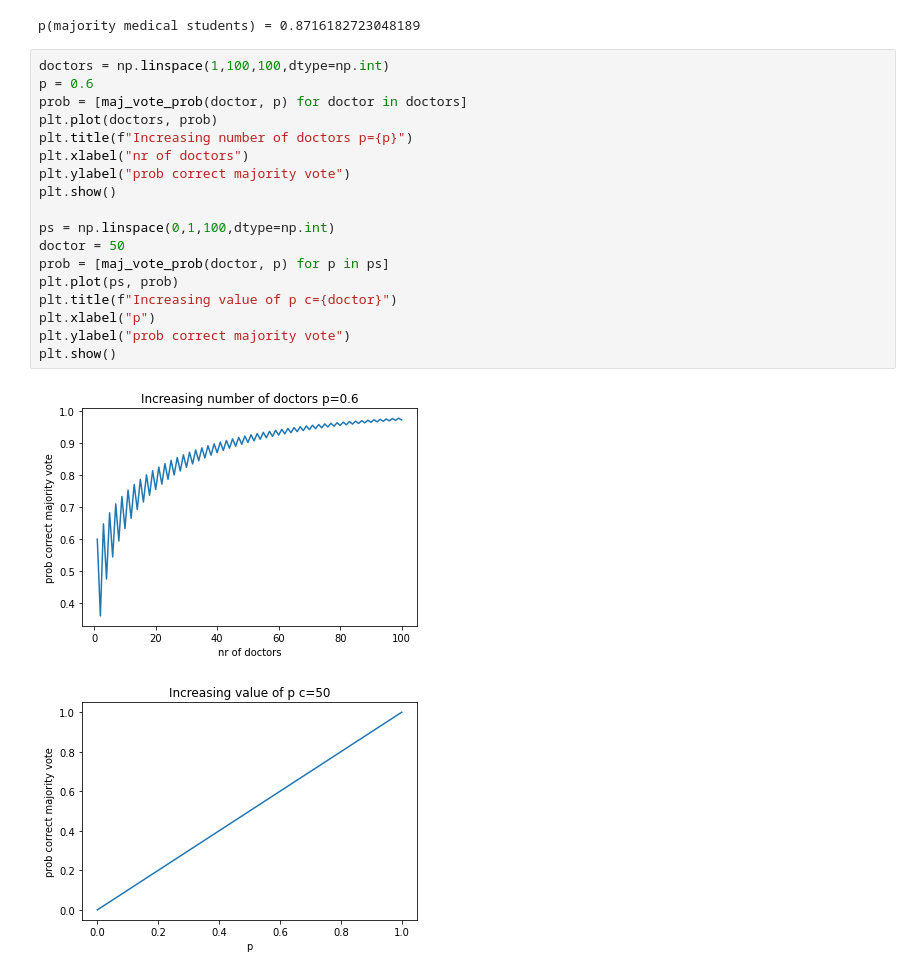
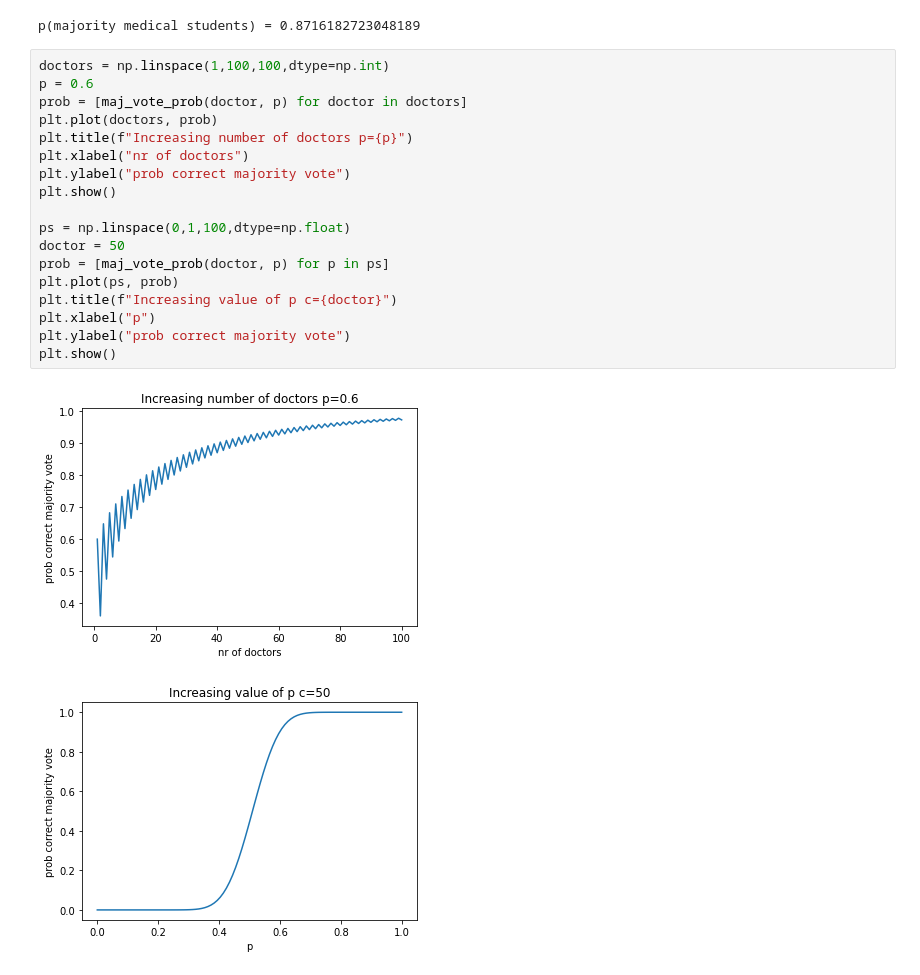
Before and after one commit to stra3/NaturalComputing_assignments, a Jupyter notebook: 05/ensemble-learning/natural_computing_assignment5.ipynb, the cells around one changed output. Drawn from its saved outputs; the diff is of its cells as text.

Commit message:
fixed increasing prob plot

```diff
--- a/05/ensemble-learning/natural_computing_assignment5.ipynb
+++ b/05/ensemble-learning/natural_computing_assignment5.ipynb
@@ -26,21 +26,21 @@ p(majority medical students) = 0.8716182723048189
 # %%
 doctors = np.linspace(1,100,100,dtype=np.int)
 p = 0.6
 prob = [maj_vote_prob(doctor, p) for doctor in doctors]
 plt.plot(doctors, prob)
 plt.title(f"Increasing number of doctors p={p}")
 plt.xlabel("nr of doctors")
 plt.ylabel("prob correct majority vote")
 plt.show()
 
-ps = np.linspace(0,1,100,dtype=np.int)
+ps = np.linspace(0,1,100,dtype=np.float)
 doctor = 50
 prob = [maj_vote_prob(doctor, p) for p in ps]
 plt.plot(ps, prob)
 plt.title(f"Increasing value of p c={doctor}")
 plt.xlabel("p")
 plt.ylabel("prob correct majority vote")
 plt.show()
 # %% [output]
 [figure]
-[figure, old version]
+[figure, new version]
```
